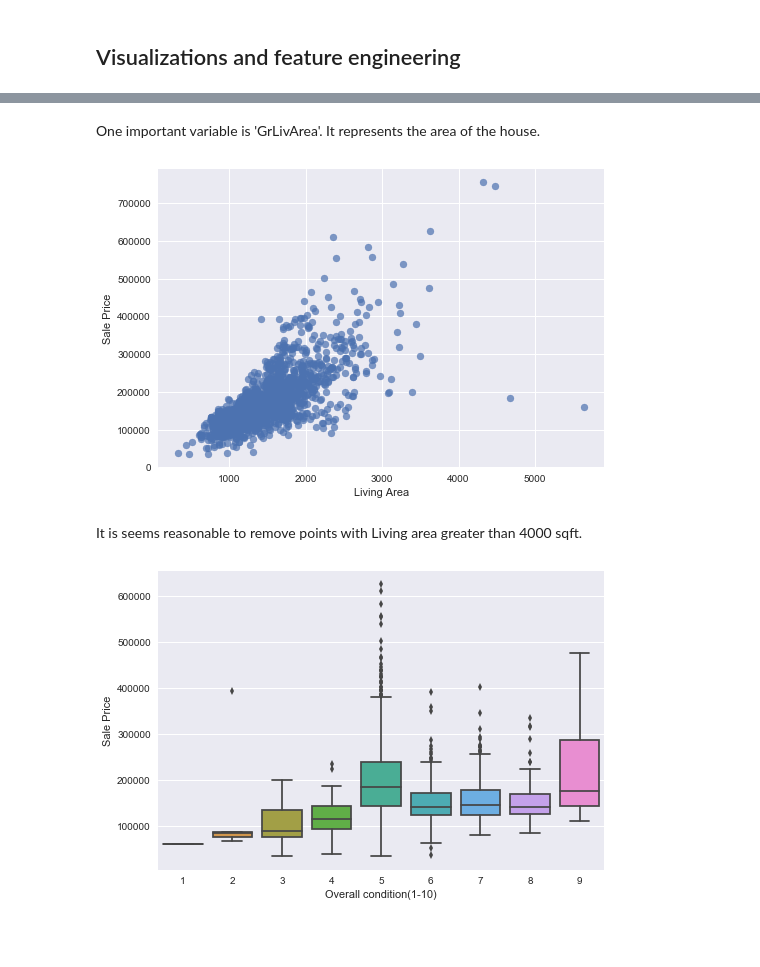
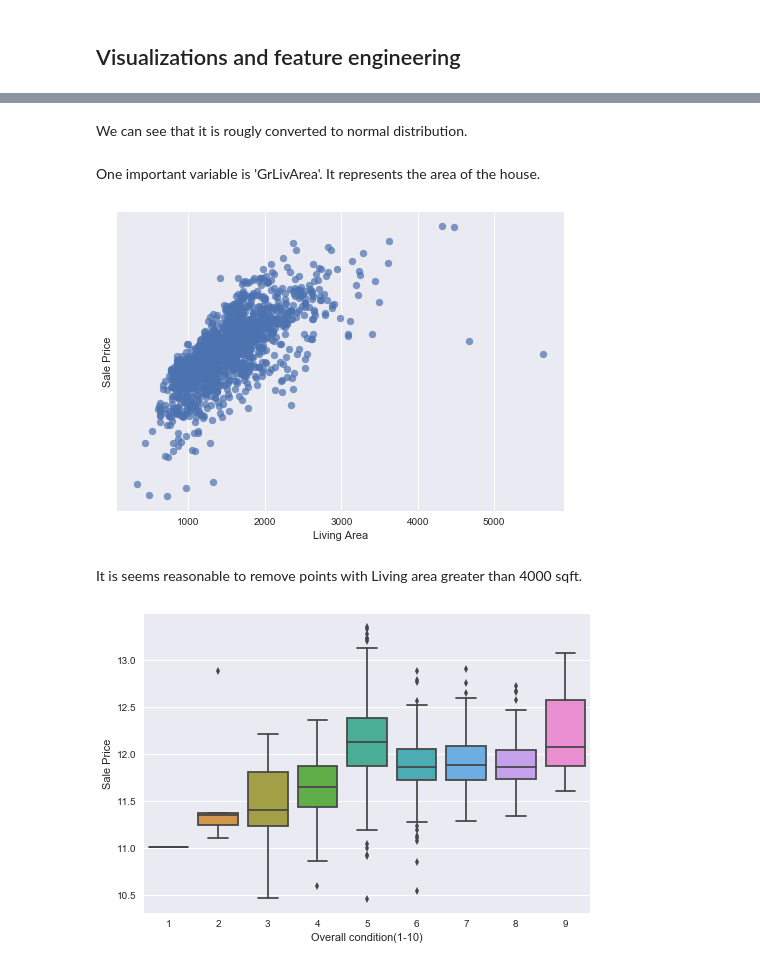
Before and after one commit to vgupta98/house_price_dataset, a Jupyter notebook: house_price_dataset.ipynb, the cells around one changed output, grey strips where cells are left out. Drawn from its saved outputs; the diff is of its cells as text; code cells hidden in the pictures; blank space fills up the shorter version.

```diff
--- a/house_price_dataset.ipynb
+++ b/house_price_dataset.ipynb
@@ -169,4 +171,4 @@ d = defaultdict(LabelEncoder)
 # %%
 #train_data is encoded.
-train_data[categorical_variables] = train_data[categorical_variables].apply(lambda x: d[x.name].fit_transform(x))
+encoded_train_data[categorical_variables] =encoded_train_data[categorical_variables].apply(lambda x: d[x.name].fit_transform(x))
 # %%
@@ -225,0 +252,3 @@ import seaborn as sns
+# %%
+train_data['SalePrice']=np.log(train_data['SalePrice'])
+encoded_train_data['SalePrice']=np.log(encoded_train_data['SalePrice'])
@@ -226,11 +261,14 @@ import seaborn as sns
+# %% [markdown]
+We can see that it is rougly converted to normal distribution.
 # %% [markdown]
 One important variable is 'GrLivArea'. It represents the area of the house.
 # %%
 plt.scatter(train_data['GrLivArea'],train_data['SalePrice'],alpha=0.7);
 plt.xlabel('Living Area');
 plt.ylabel('Sale Price');
+plt.yscale('log')
 # %% [output]
-[figure, old version]
+[figure, new version]
 # %% [markdown]
 It is seems reasonable to remove points with Living area greater than 4000 sqft.
 # %%
@@ -241,5 +280,5 @@ sns.boxplot(x='OverallCond',y='SalePrice',data=train_data);
 plt.xlabel('Overall condition(1-10)');
 plt.ylabel('Sale Price');
 # %% [output]
-[figure, old version]
+[figure, new version]
 # %%
```
Also changed, not shown: parts of 20 cells of this notebook.
